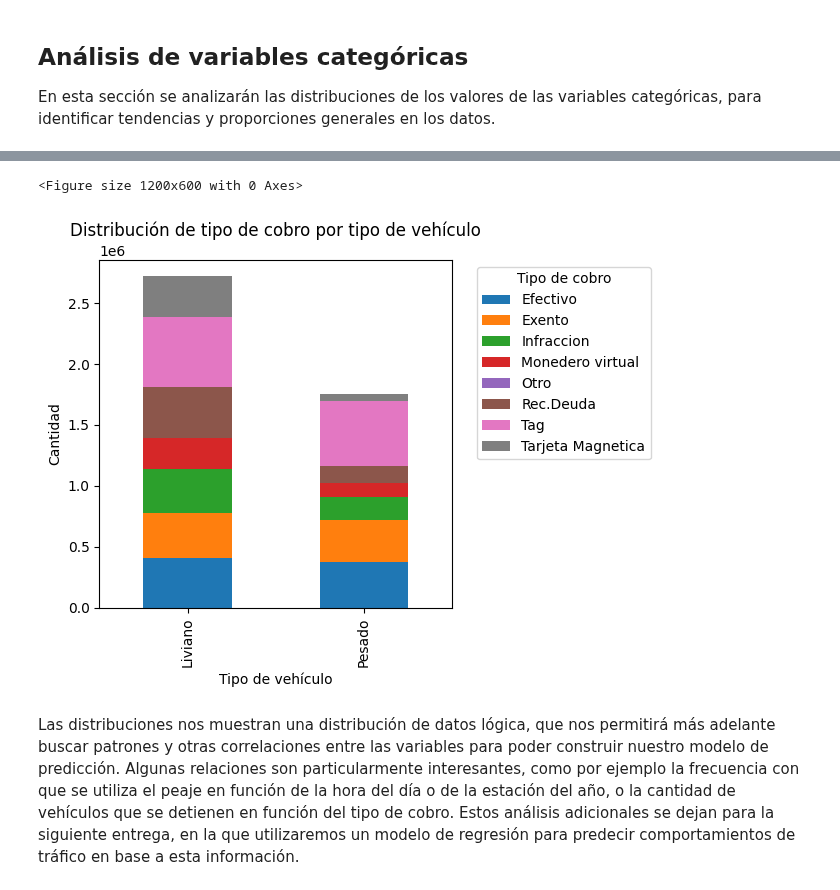
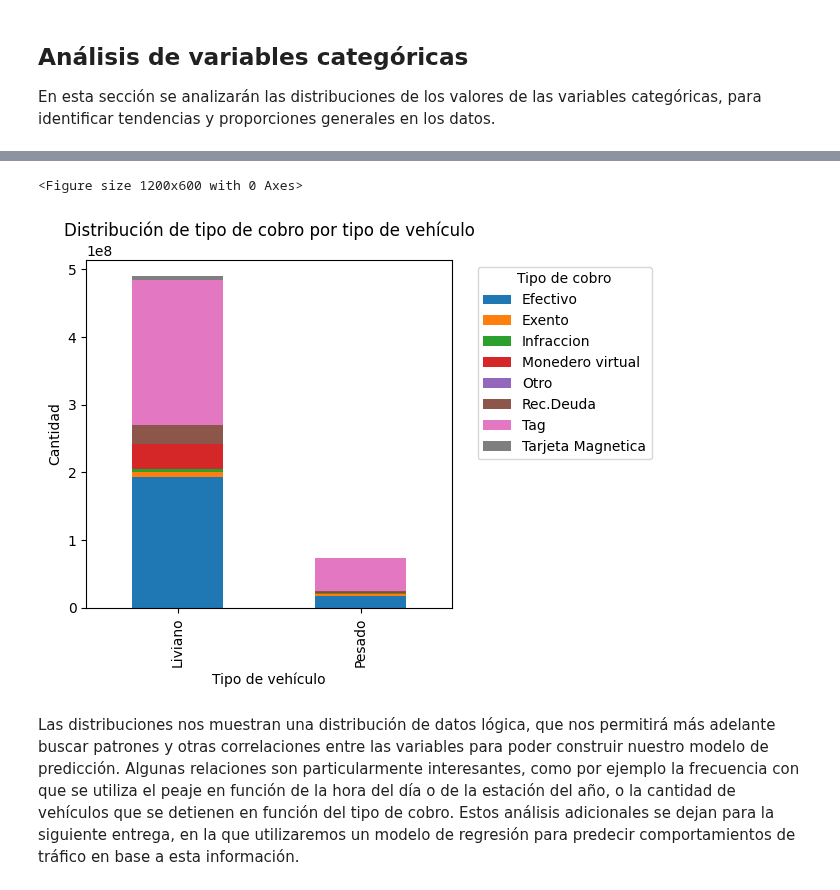
Before and after one commit to GuadiAguilera/TP_CDD, a Jupyter notebook: Entrega_2 (2).ipynb, the cells around one changed output, grey strips where cells are left out. Drawn from its saved outputs; the diff is of its cells as text; code cells hidden in the pictures.

```diff
--- a/Entrega_2 (2).ipynb
+++ b/Entrega_2 (2).ipynb
@@ -2177,15 +2180,15 @@ plt.show()
 # %%
 # Heatmap para visualizar la relación entre dos variables categóricas:
 plt.figure(figsize=(12, 6))
-merged_data.groupby(['tipo_vehiculo', 'tipo_cobro']).size().unstack().plot(kind='bar', stacked=True)
+merged_data.groupby(['tipo_vehiculo', 'tipo_cobro'])['pasos'].sum().unstack().plot(kind='bar', stacked=True)
 plt.title('Distribución de tipo de cobro por tipo de vehículo')
 plt.xlabel('Tipo de vehículo')
 plt.ylabel('Cantidad')
 plt.legend(title='Tipo de cobro', bbox_to_anchor=(1.05, 1), loc='upper left')
 plt.tight_layout()
 plt.show()
 # %% [output]
 <Figure size 1200x600 with 0 Axes>
-[figure, old version]
+[figure, new version]
 # %% [markdown]
 Las distribuciones nos muestran una distribución de datos lógica, que nos permitirá más adelante buscar patrones y otras correlaciones entre las variables para poder construir nuestro modelo de predicción. Algunas relaciones son particularmente interesantes, como por ejemplo la frecuencia con que se utiliza el peaje en función de la hora del día o de la estación del año, o la cantidad de vehículos que se detienen en función del tipo de cobro. Estos análisis adicionales se dejan para la siguiente entrega, en la que utilizaremos un modelo de regresión para predecir comportamientos de tráfico en base a esta información.
```
Also changed, not shown: parts of 4 cells of this notebook.
